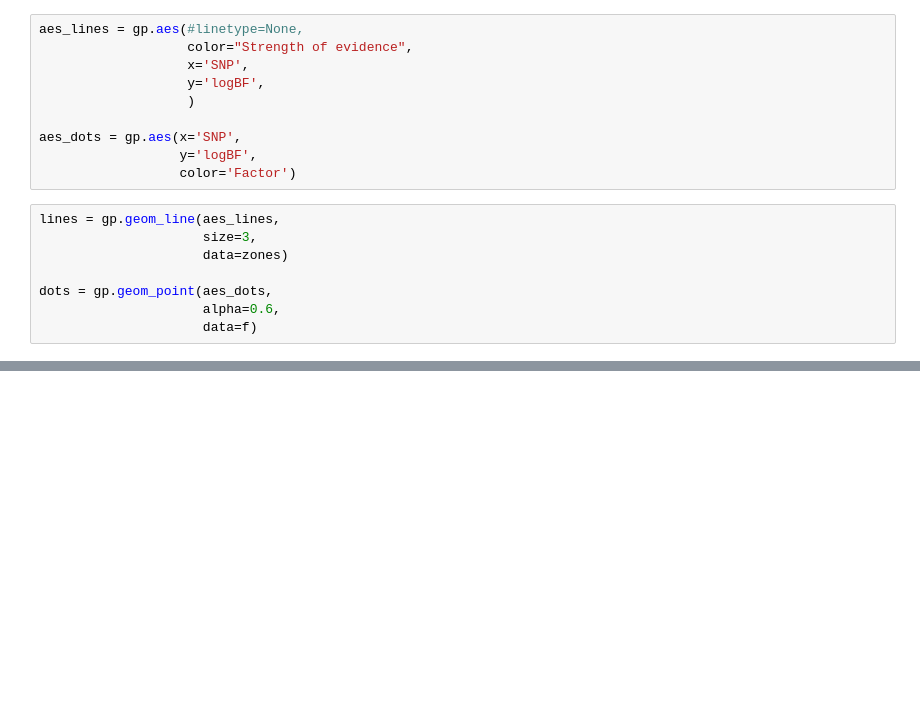
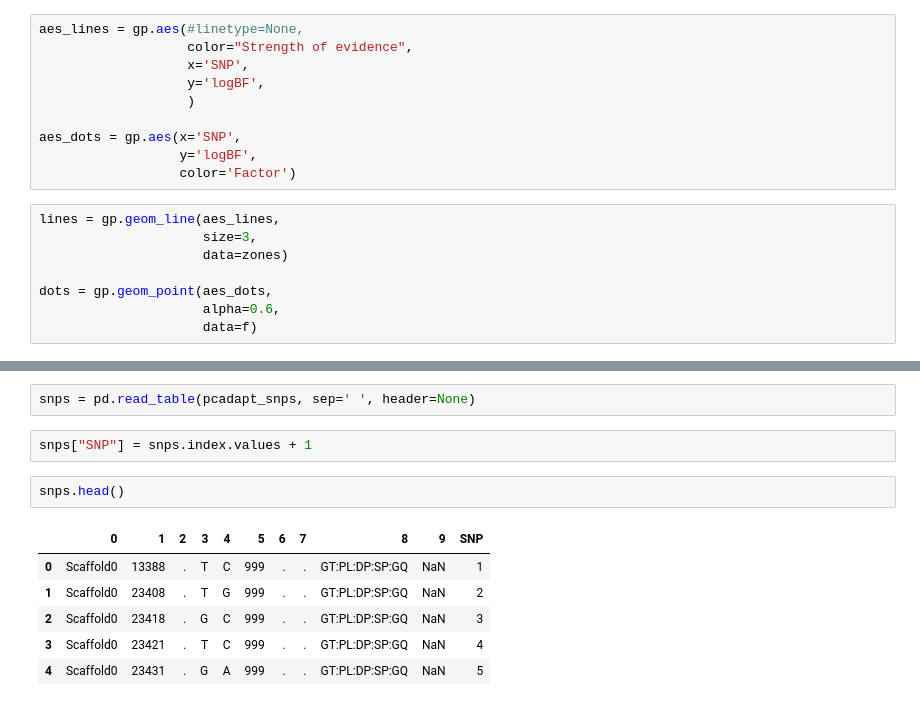
Before and after one commit to xguse/ipy_notebooks, a Jupyter notebook: YALE/ddrad58/2015-07-11__PCAdapt_figures.ipynb, the cells around one changed output, grey strips where cells are left out. Saved outputs shown, nothing was run; the diff lists cells and outputs as text; blank space fills up the shorter version.

```diff
--- a/YALE/ddrad58/2015-07-11__PCAdapt_figures.ipynb
+++ b/YALE/ddrad58/2015-07-11__PCAdapt_figures.ipynb
@@ -289,0 +262,13 @@ gp_local_adapt.add_to_legend
+# %%
+snps = pd.read_table(pcadapt_snps, sep=' ', header=None)
+# %%
+snps["SNP"] = snps.index.values + 1
+# %%
+snps.head()
+# %% [output]
+|  | 0 | 1 | 2 | 3 | 4 | 5 | 6 | 7 | 8 | 9 | SNP |
+| 0 | Scaffold0 | 13388 | . | T | C | 999 | . | . | GT:PL:DP:SP:GQ | NaN | 1 |
+| 1 | Scaffold0 | 23408 | . | T | G | 999 | . | . | GT:PL:DP:SP:GQ | NaN | 2 |
+| 2 | Scaffold0 | 23418 | . | G | C | 999 | . | . | GT:PL:DP:SP:GQ | NaN | 3 |
+| 3 | Scaffold0 | 23421 | . | T | C | 999 | . | . | GT:PL:DP:SP:GQ | NaN | 4 |
+| 4 | Scaffold0 | 23431 | . | G | A | 999 | . | . | GT:PL:DP:SP:GQ | NaN | 5 |
```
Also changed, not shown: parts of 19 cells of this notebook, 3 other files.
